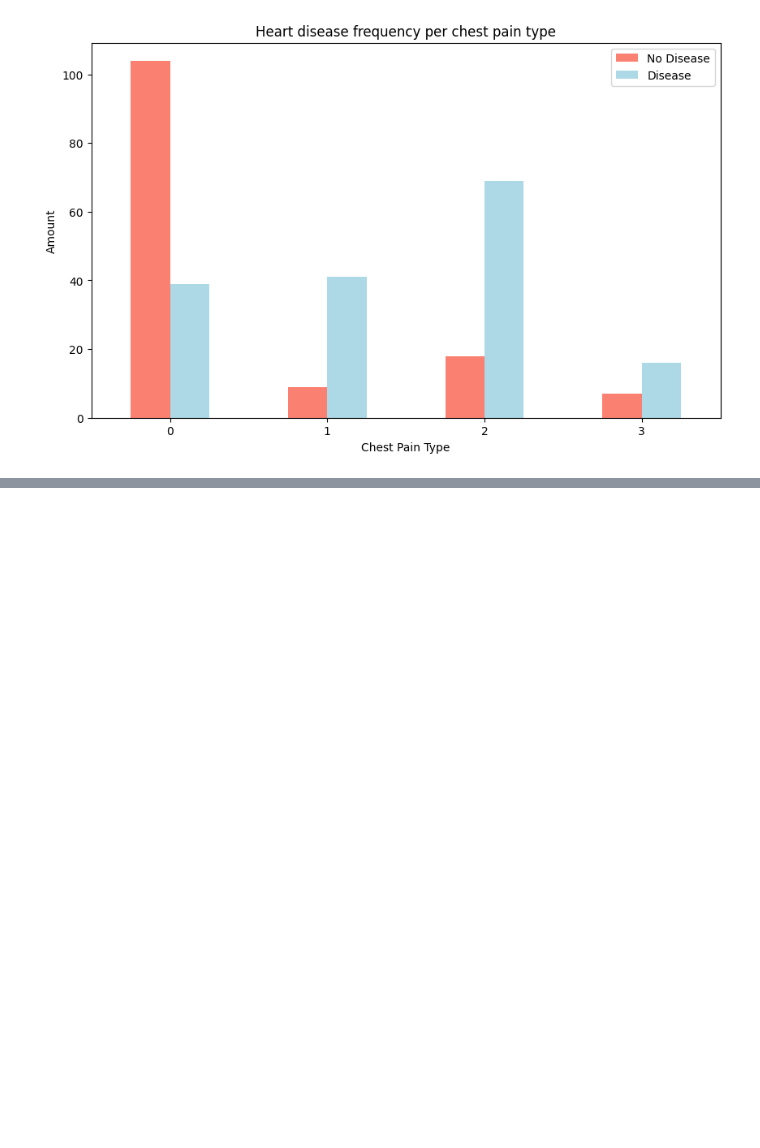
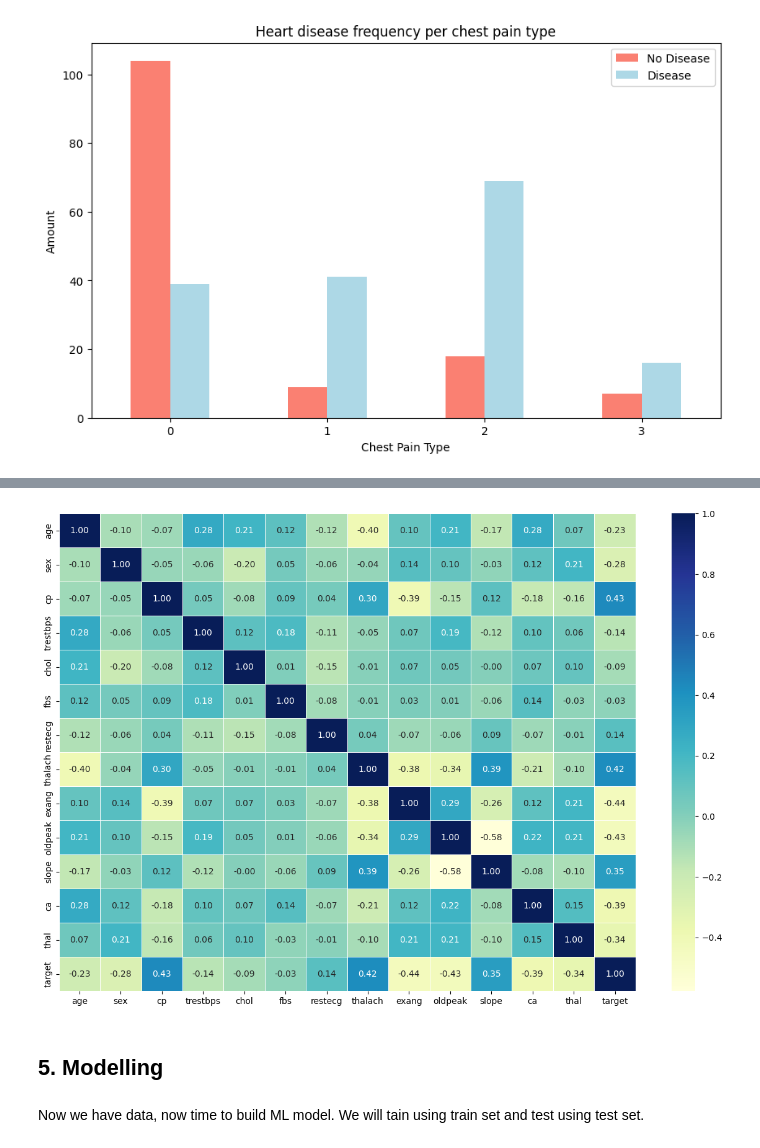
Before and after one commit to NikhilShetty-45/heart_disease_ml_project, a Jupyter notebook: end-to-end-heart-disease-classification.ipynb, the cells around one changed output, grey strips where cells are left out. Saved outputs shown, nothing was run; the diff lists cells and outputs as text; code cells hidden in the pictures; blank space fills up the shorter version.

Commit message:
Finding some more pattern and preparing data for our ML model

```diff
--- a/end-to-end-heart-disease-classification.ipynb
+++ b/end-to-end-heart-disease-classification.ipynb
@@ -283,0 +305,13 @@ plt.xticks(rotation = 0);
+# %%
+# Make matrix a bit pretier'
+corr_matrix = df.corr()
+fig, ax = plt.subplots(figsize=(15, 10))
+ax = sns.heatmap(corr_matrix,
+                 annot=True,
+                 linewidths=0.5,
+                 fmt=".2f",
+                 cmap="YlGnBu")
+# %% [output]
+[figure, added]
+# %% [markdown]
+## 5. Modelling
@@ -283,0 +327,2 @@ plt.xticks(rotation = 0);
+# %% [markdown]
+Now we have data, now time to build ML model. We will tain using train set and test using test set.
```
Also changed, not shown: parts of 4 cells of this notebook.
